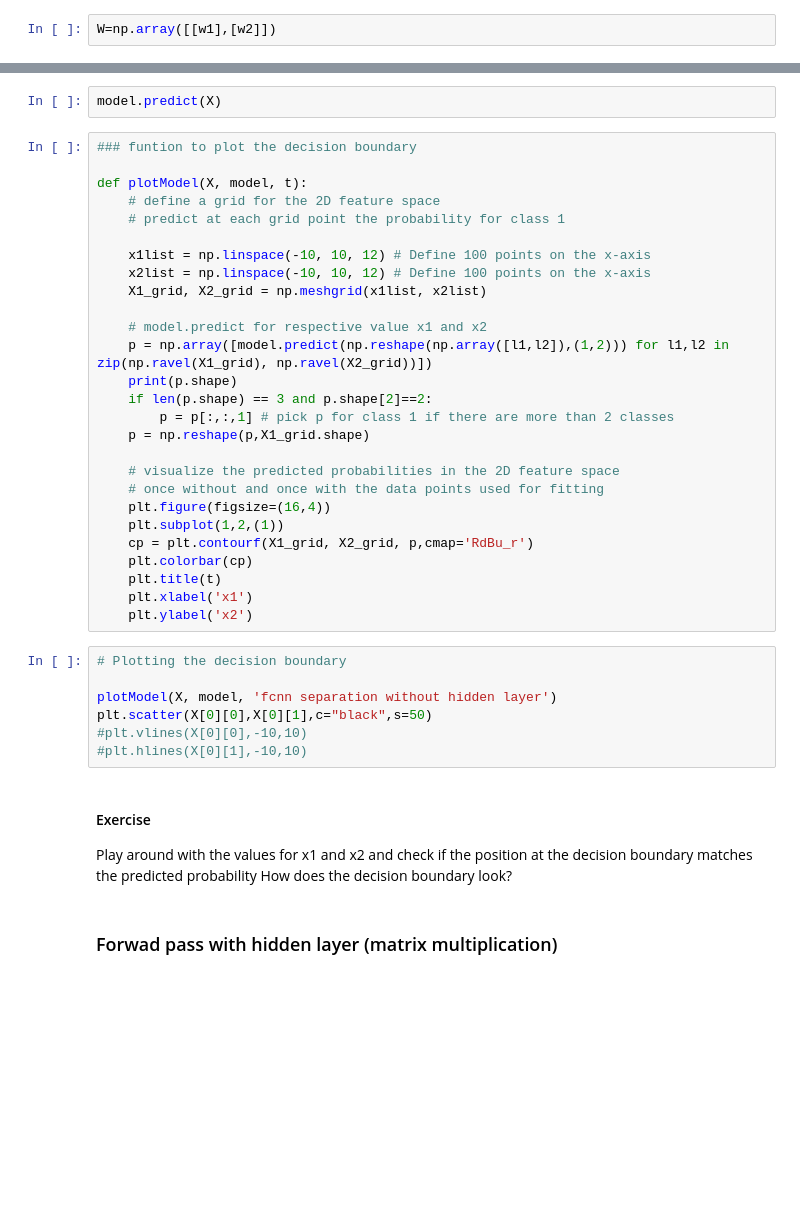
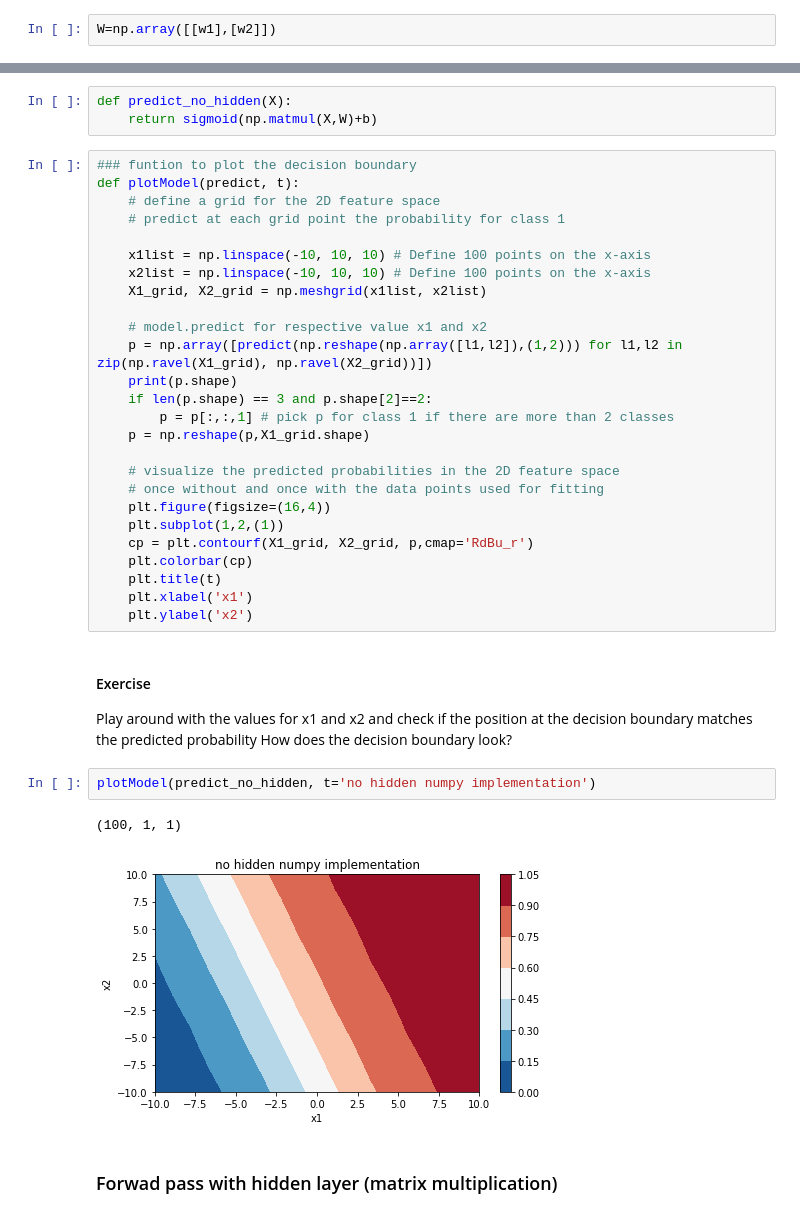
Before and after one commit to tensorchiefs/dl_course_2020, a Jupyter notebook: notebooks/01_simple_forward_pass.ipynb, the cells around one changed output, grey strips where cells are left out. Cells and saved outputs as stored; diff of their text form; blank space fills up the shorter version.

```diff
--- a/notebooks/01_simple_forward_pass.ipynb
+++ b/notebooks/01_simple_forward_pass.ipynb
@@ -87,18 +79,18 @@ model.set_weights([W,np.array([b])])                        ## set the weights o
-# %%
-model.predict(X)
+# %%
+def predict_no_hidden(X):
+    return sigmoid(np.matmul(X,W)+b)
 # %%
 ### funtion to plot the decision boundary
-
-def plotModel(X, model, t):
+def plotModel(predict, t):
     # define a grid for the 2D feature space
     # predict at each grid point the probability for class 1
 
-    x1list = np.linspace(-10, 10, 12) # Define 100 points on the x-axis
-    x2list = np.linspace(-10, 10, 12) # Define 100 points on the x-axis
+    x1list = np.linspace(-10, 10, 10) # Define 100 points on the x-axis
+    x2list = np.linspace(-10, 10, 10) # Define 100 points on the x-axis
     X1_grid, X2_grid = np.meshgrid(x1list, x2list)
 
     # model.predict for respective value x1 and x2
-    p = np.array([model.predict(np.reshape(np.array([l1,l2]),(1,2))) for l1,l2 in zip(np.ravel(X1_grid), np.ravel(X2_grid))])
+    p = np.array([predict(np.reshape(np.array([l1,l2]),(1,2))) for l1,l2 in zip(np.ravel(X1_grid), np.ravel(X2_grid))])
     print(p.shape)
     if len(p.shape) == 3 and p.shape[2]==2:
         p = p[:,:,1] # pick p for class 1 if there are more than 2 classes
@@ -113,18 +105,16 @@ def plotModel(X, model, t):
     plt.title(t)
     plt.xlabel('x1')
     plt.ylabel('x2')
-# %%
-# Plotting the decision boundary
-
-plotModel(X, model, 'fcnn separation without hidden layer')
-plt.scatter(X[0][0],X[0][1],c="black",s=50)
-#plt.vlines(X[0][0],-10,10)
-#plt.hlines(X[0][1],-10,10)
 # %% [markdown]
 #### Exercise
 Play around with the values for x1 and x2 and check if the position at the decision boundary
 matches the predicted probability
 How does the decision boundary look?
+# %%
+plotModel(predict_no_hidden, t='no hidden numpy implementation')
+# %% [output]
+(100, 1, 1)
+[figure, added]
 # %% [markdown]
 ### Forwad pass with hidden layer (matrix multiplication)
 # %%
```
Also changed, not shown: parts of 25 cells of this notebook, 1 other file.
